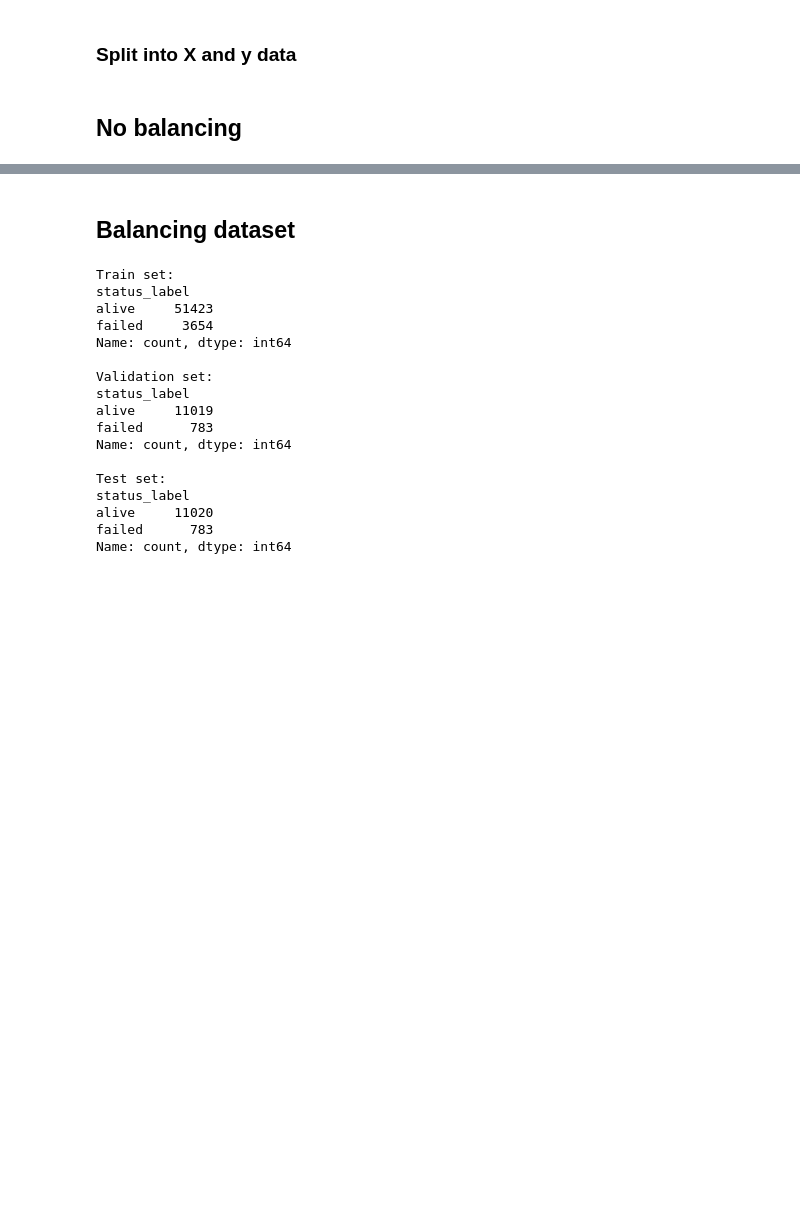
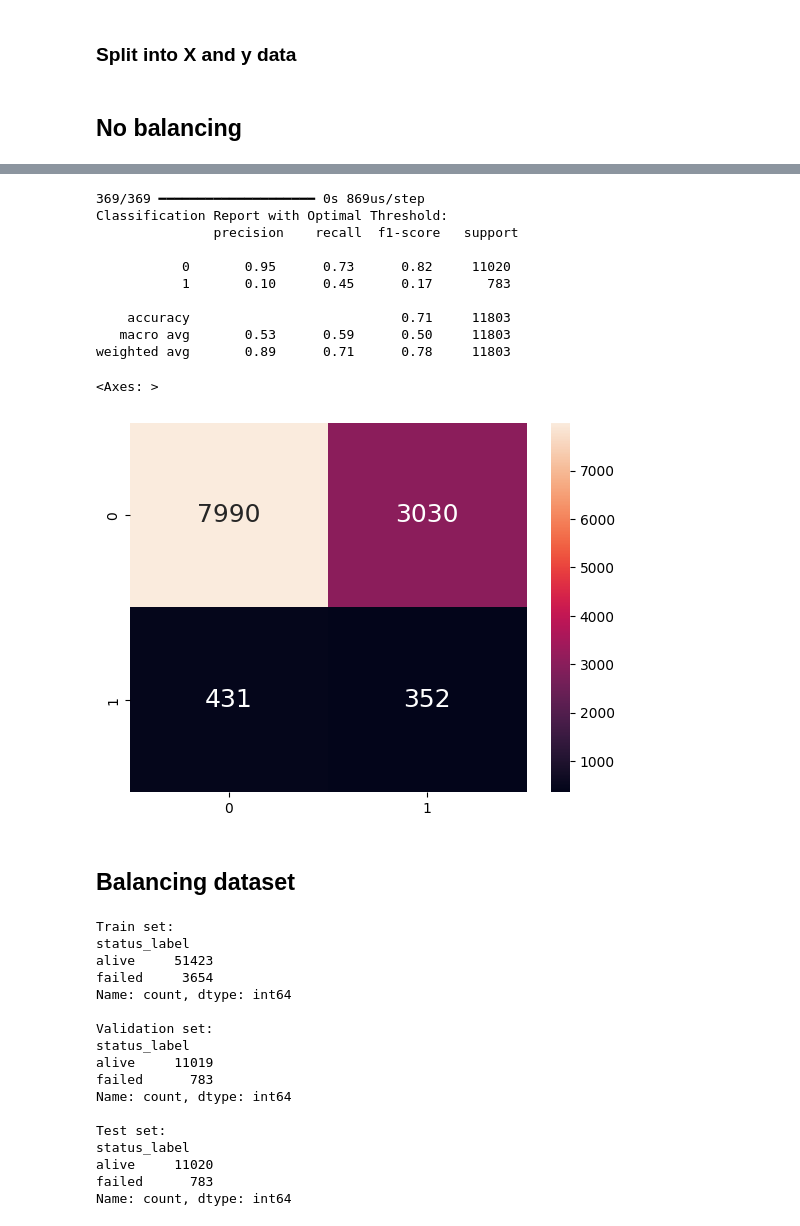
Before and after one commit to WRT4/BC2407-Bankruptcy, a Jupyter notebook: NN_final.ipynb, the cells around one changed output, grey strips where cells are left out. Saved outputs shown, nothing was run; the diff lists cells and outputs as text; code cells hidden in the pictures; blank space fills up the shorter version.

```diff
--- a/NN_final.ipynb
+++ b/NN_final.ipynb
@@ -321,0 +324,7 @@ Test Recall: 0.0
+# %%
+y_test_encoded = y_test.map({"alive": 0, "failed": 1})
+y_pred_probs = model_unbalanced.predict(X_test)
+fpr, tpr, thresholds = roc_curve(y_test_encoded, y_pred_probs) # get False Potive Rate, True Positive Rate and thresholds
+optimal_idx = (tpr - fpr).argmax() # Find threshold with maximum difference between True Positve Rate and False Potive Rate
+optimal_threshold = thresholds[optimal_idx] # Find best trade-off between high true positives and low false positives
+print("Optimal Threshold:", optimal_threshold)
@@ -322,3 +334,23 @@ Test Recall: 0.0
+# %%
+threshold = optimal_threshold
+y_pred_probs = model_unbalanced.predict(X_test)  # Get probabilities
+y_pred = (y_pred_probs >= threshold).astype(int)  # Apply new threshold
+print("Classification Report with Optimal Threshold:\n", classification_report(y_test_encoded, y_pred))
+sns.heatmap(confusion_matrix(y_test_encoded, y_pred),
+                   annot = True, fmt=".0f", annot_kws={"size": 18})
+# %% [output]
+369/369 ━━━━━━━━━━━━━━━━━━━━ 0s 869us/step
+Classification Report with Optimal Threshold:
+               precision    recall  f1-score   support
+
+           0       0.95      0.73      0.82     11020
+           1       0.10      0.45      0.17       783
+
+    accuracy                           0.71     11803
+   macro avg       0.53      0.59      0.50     11803
+weighted avg       0.89      0.71      0.78     11803
+<Axes: >
+[figure, added]
 # %% [markdown]
 ## Balancing dataset
 # %%
```
Also changed, not shown: parts of 73 cells of this notebook.
